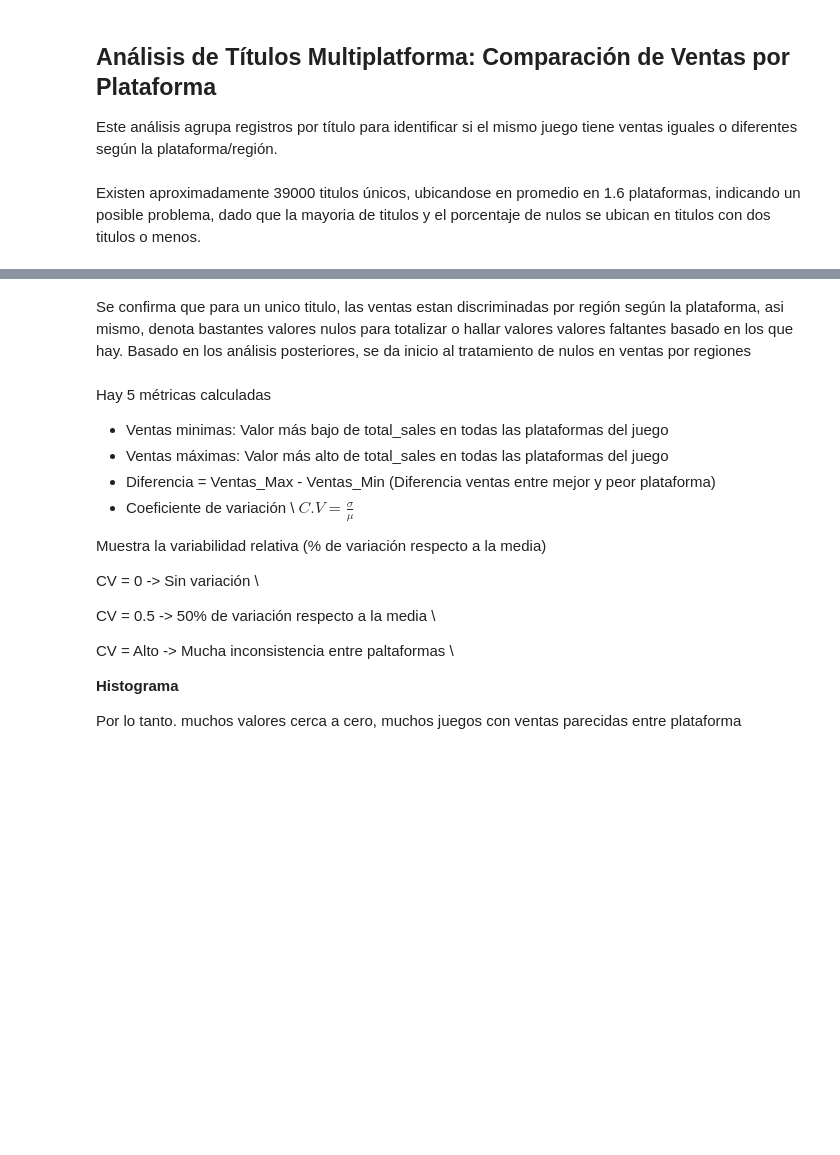
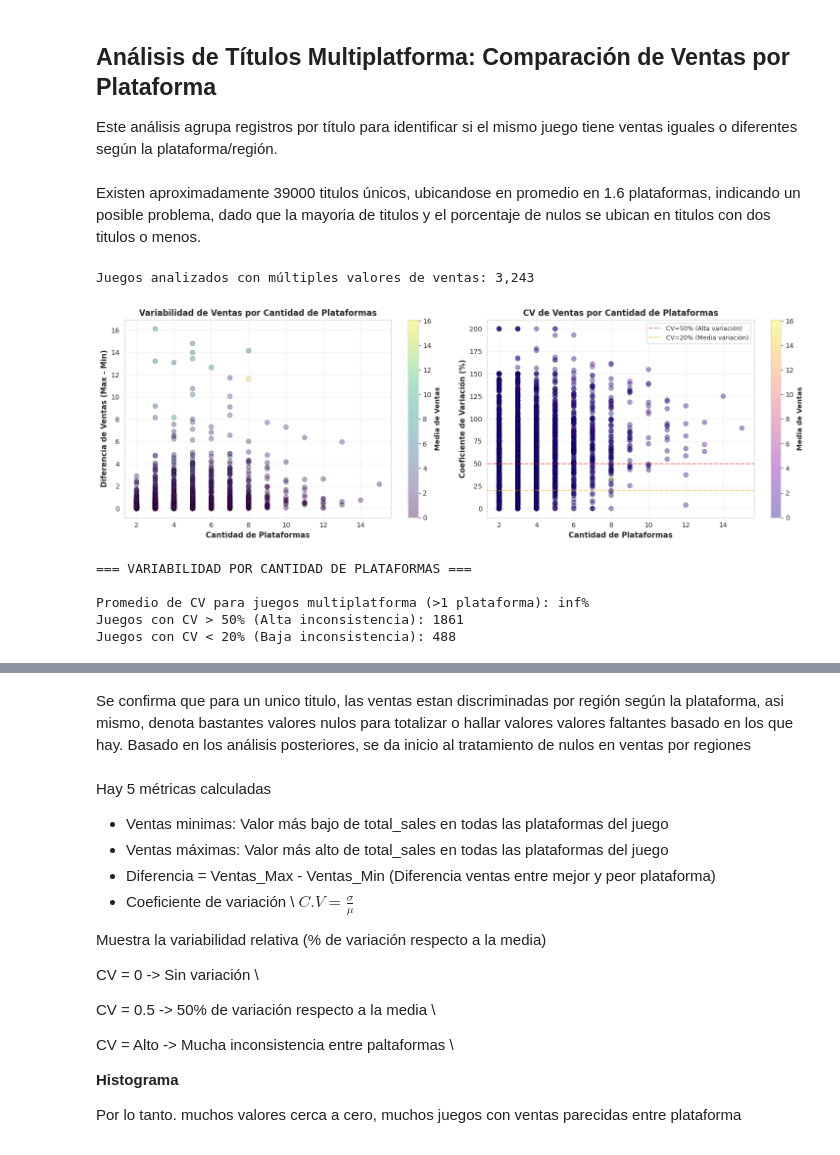
Before and after one commit to NacisCric-2908/mineria, a Jupyter notebook: videoGames/videoGames.ipynb, the cells around one changed output, grey strips where cells are left out. Cells and saved outputs as stored; diff of their text form; code cells hidden in the pictures; blank space fills up the shorter version.

```diff
--- a/videoGames/videoGames.ipynb
+++ b/videoGames/videoGames.ipynb
@@ -853,3 +847,75 @@ A partir de la identificación de inconsistencias en ventas internas, a gran can
 Este análisis agrupa registros por título para identificar si el mismo juego tiene ventas iguales o diferentes según la plataforma/región.
 # %% [markdown]
 Existen aproximadamente 39000 titulos únicos, ubicandose en promedio en 1.6 plataformas, indicando un posible problema, dado que la mayoria de titulos y el porcentaje de nulos se ubican en titulos con dos titulos o menos.
+# %%
+# Gráfico de dispersión: Variabilidad vs Cantidad de Plataformas (OPTIMIZADO)
+# Este gráfico visualiza cómo la inconsistencia de ventas se relaciona con la multiplatforma
+
+# Calcular estadísticas por título de forma vectorizada (mucho más rápido)
+multiplatform_df = df_work.groupby('title', dropna=False).agg({
+    'console': 'nunique',
+    'total_sales': ['count', 'min', 'max', 'mean', 'std']
+}).round(2)
+
+# Aplanar names de columnas
+multiplatform_df.columns = ['n_plataformas', 'n_valores_ventas', 'venta_min', 'venta_max', 'media_ventas', 'std_ventas']
+
+# Filtrar solo juegos con múltiples valores de ventas
+multiplatform_df = multiplatform_df[multiplatform_df['n_valores_ventas'] > 1].copy()
+
+# Calcular diferencia y coeficiente de variación
+multiplatform_df['diferencia'] = multiplatform_df['venta_max'] - multiplatform_df['venta_min']
+multiplatform_df['cv'] = (multiplatform_df['std_ventas'] / multiplatform_df['media_ventas'] * 100).fillna(0)
+
+print(f"Juegos analizados con múltiples valores de ventas: {len(multiplatform_df):,}")
+
+# Crear figura con 2 subplots
+fig, axes = plt.subplots(1, 2, figsize=(15, 5))
+
+# Plot 1: Diferencia de ventas vs Cantidad de plataformas
+ax1 = axes[0]
+scatter1 = ax1.scatter(multiplatform_df['n_plataformas'],
+                       multiplatform_df['diferencia'],
+                       alpha=0.4, s=50, c=multiplatform_df['media_ventas'],
+                       cmap='viridis', edgecolors='black', linewidth=0.5)
+ax1.set_xlabel('Cantidad de Plataformas', fontweight='bold', fontsize=11)
+ax1.set_ylabel('Diferencia de Ventas (Max - Min)', fontweight='bold', fontsize=11)
+ax1.set_title('Variabilidad de Ventas por Cantidad de Plataformas', fontweight='bold', fontsize=12)
+ax1.grid(True, alpha=0.3)
+cbar1 = plt.colorbar(scatter1, ax=ax1)
+cbar1.set_label('Media de Ventas', fontweight='bold')
+
+# Plot 2: Coeficiente de Variación (CV) vs Cantidad de plataformas
+ax2 = axes[1]
+scatter2 = ax2.scatter(multiplatform_df['n_plataformas'],
+                       multiplatform_df['cv'],
+                       alpha=0.4, s=50, c=multiplatform_df['media_ventas'],
+                       cmap='plasma', edgecolors='black', linewidth=0.5)
+ax2.set_xlabel('Cantidad de Plataformas', fontweight='bold', fontsize=11)
+ax2.set_ylabel('Coeficiente de Variación (%)', fontweight='bold', fontsize=11)
+ax2.set_title('CV de Ventas por Cantidad de Plataformas', fontweight='bold', fontsize=12)
+ax2.grid(True, alpha=0.3)
+cbar2 = plt.colorbar(scatter2, ax=ax2)
+cbar2.set_label('Media de Ventas', fontweight='bold')
+
+# Añadir líneas de referencia para interpretación
+ax2.axhline(y=50, color='red', linestyle='--', linewidth=1.5, alpha=0.5, label='CV=50% (Alta variación)')
+ax2.axhline(y=20, color='orange', linestyle='--', linewidth=1.5, alpha=0.5, label='CV=20% (Media variación)')
+ax2.legend(loc='upper right', fontsize=9)
+
+plt.tight_layout()
+plt.show()
+
+# Estadísticas
+print("\n=== VARIABILIDAD POR CANTIDAD DE PLATAFORMAS ===\n")
+print(f"Promedio de CV para juegos multiplatforma (>1 plataforma): {multiplatform_df[multiplatform_df['n_plataformas']>1]['cv'].mean():.1f}%")
+print(f"Juegos con CV > 50% (Alta inconsistencia): {len(multiplatform_df[multiplatform_df['cv'] > 50])}")
+print(f"Juegos con CV < 20% (Baja inconsistencia): {len(multiplatform_df[multiplatform_df['cv'] < 20])}")
+# %% [output]
+Juegos analizados con múltiples valores de ventas: 3,243
+[figure, added]
+=== VARIABILIDAD POR CANTIDAD DE PLATAFORMAS ===
+
+Promedio de CV para juegos multiplatforma (>1 plataforma): inf%
+Juegos con CV > 50% (Alta inconsistencia): 1861
+Juegos con CV < 20% (Baja inconsistencia): 488
```
Also changed, not shown: parts of 6 cells of this notebook, 4 other files.
